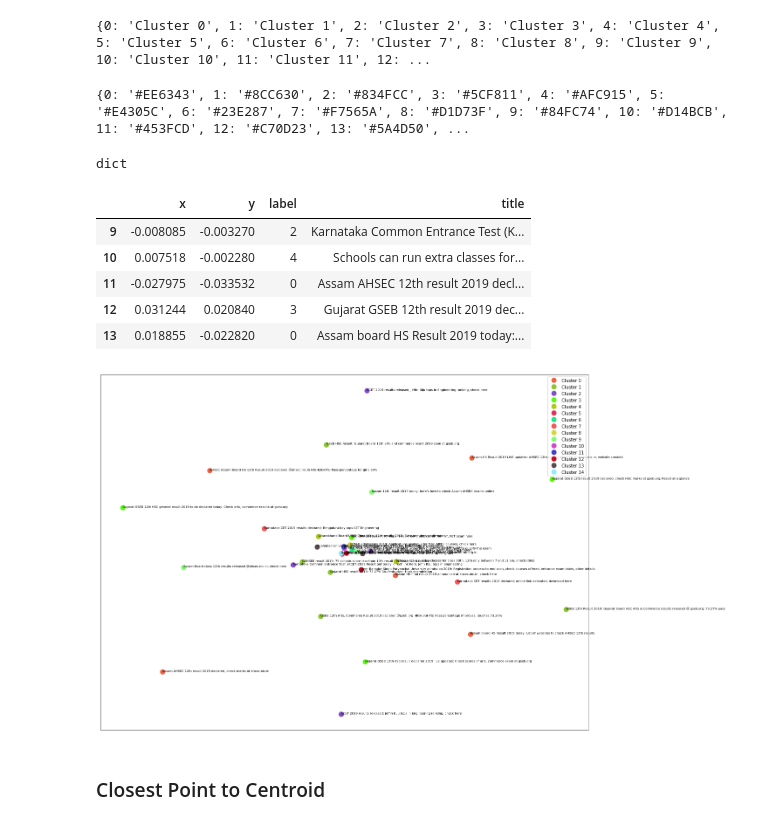
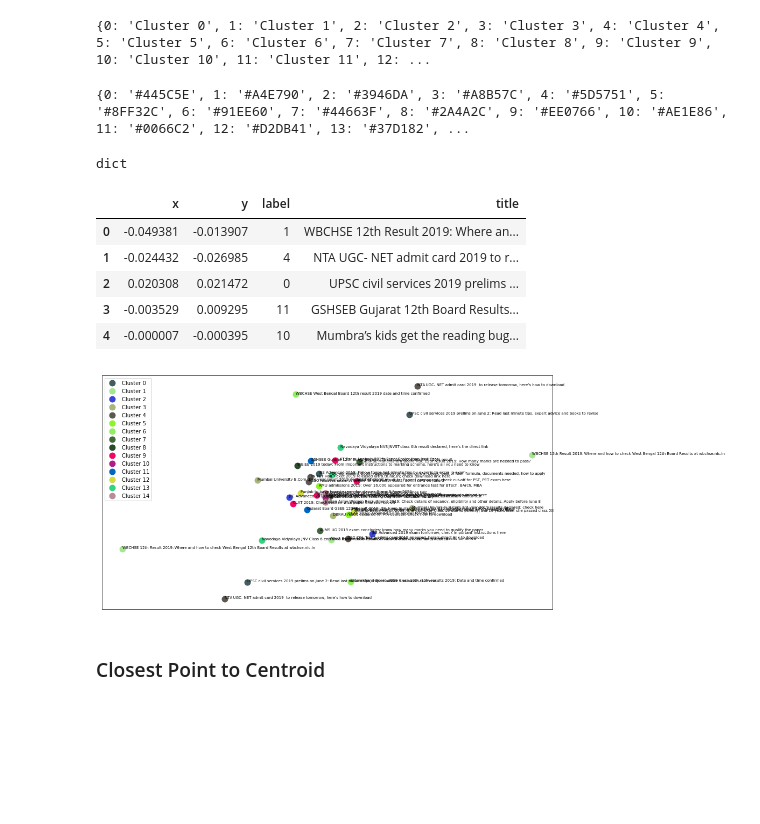
Before and after one commit to adityasharma1076/Summer-Project, a Jupyter notebook: tf-idf.ipynb, the cells around one changed output. Drawn from its saved outputs; the diff is of its cells as text; code cells hidden in the pictures; blank space fills up the shorter version.

Commit message:
Cosine Similarity on Clusters

```diff
--- a/tf-idf.ipynb
+++ b/tf-idf.ipynb
@@ -20,5 +20,5 @@ education.shape
 # %% [output]
 (166, 5)
 # %%
-df=education[education['Date']=='2019-05-25']
+df=education[education['Date']=='2019-05-26']
 Heading = df['Heading']
@@ -230,7 +226,7 @@ import pandas as pd
 # %% [markdown]
 ### Finding Number of Clusters
 # %%
-n_clusters = list (range (15,20))
+n_clusters = list (range (14,20))
 min=999
 for n in n_clusters:
     km_ss = KMeans(n_clusters=n)
@@ -371,7 +329,7 @@ for i in range(len(color)):
     cluster_colors[i]=color[i]
 print(cluster_colors)
 # %% [output]
-{0: '#EE6343', 1: '#8CC630', 2: '#834FCC', 3: '#5CF811', 4: '#AFC915', 5: '#E4305C', 6: '#23E287', 7: '#F7565A', 8: '#D1D73F', 9: '#84FC74', 10: '#D14BCB', 11: '#453FCD', 12: '#C70D23', 13: '#5A4D50', ...
+{0: '#445C5E', 1: '#A4E790', 2: '#3946DA', 3: '#A8B57C', 4: '#5D5751', 5: '#8FF32C', 6: '#91EE60', 7: '#44663F', 8: '#2A4A2C', 9: '#EE0766', 10: '#AE1E86', 11: '#0066C2', 12: '#D2DB41', 13: '#37D182', ...
 # %%
 type(cluster_colors)
 # %% [output]
@@ -382,27 +340,27 @@ df_plot= pd.DataFrame(dict(x=xs, y=ys, label=clusters, title=Heading))
 df_plot.head()
 # %% [output]
 |  | x | y | label | title |
-| 9 | -0.008085 | -0.003270 | 2 | Karnataka Common Entrance Test (K... |
-| 10 | 0.007518 | -0.002280 | 4 | Schools can run extra classes for... |
-| 11 | -0.027975 | -0.033532 | 0 | Assam AHSEC 12th result 2019 decl... |
-| 12 | 0.031244 | 0.020840 | 3 | Gujarat GSEB 12th result 2019 dec... |
-| 13 | 0.018855 | -0.022820 | 0 | Assam board HS Result 2019 today:... |
+| 0 | -0.049381 | -0.013907 | 1 | WBCHSE 12th Result 2019: Where an... |
+| 1 | -0.024432 | -0.026985 | 4 | NTA UGC- NET admit card 2019 to r... |
+| 2 | 0.020308 | 0.021472 | 0 | UPSC civil services 2019 prelims ... |
+| 3 | -0.003529 | 0.009295 | 11 | GSHSEB Gujarat 12th Board Results... |
+| 4 | -0.000007 | -0.000395 | 10 | Mumbra’s kids get the reading bug... |
 # %%
 groups = df_plot.groupby('label')
 # %%
-fig, ax = plt.subplots(figsize=(20, 15))
+fig, ax = plt.subplots(figsize=(15, 8))
 
 for name,group in groups:
     ax.plot(group.x, group.y, marker='o',linestyle='',ms=12, label=cluster_names[name],color=cluster_colors[name],mec='none')
     ax.set_aspect('auto')
     ax.tick_params(axis='x',which='both',bottom='off',top='off',labelbottom='off')
     ax.tick_params(axis= 'y',which='both',left='off',top='off',labelleft='off')
 ax.legend(numpoints=1)
 
 for i in range(len(df_plot)):
     ax.text(df_plot.iloc[i]['x'], df_plot.iloc[i]['y'], df_plot.iloc[i]['title'], size=7)
 # %% [output]
-[figure, old version]
+[figure, new version]
 # %% [markdown]
 ### Closest Point to Centroid
 # %%
```
Also changed, not shown: parts of 59 cells of this notebook.
